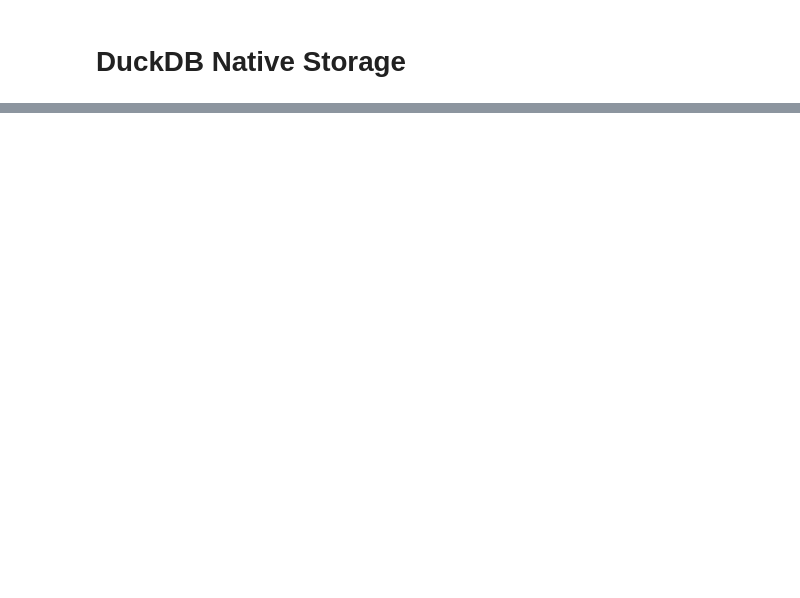
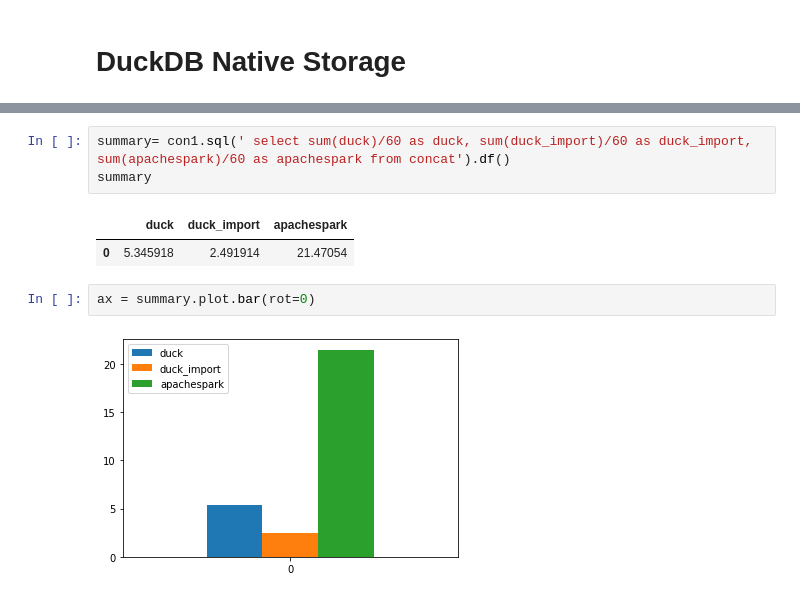
Before and after one commit to djouallah/Testing_BI_Engine, a Jupyter notebook: Database/TPCH_SF10_PySpark_vs_DuckDB.ipynb, the cells around one changed output, grey strips where cells are left out. Drawn from its saved outputs; the diff is of its cells as text; blank space fills up the shorter version.

```diff
--- a/Database/TPCH_SF10_PySpark_vs_DuckDB.ipynb
+++ b/Database/TPCH_SF10_PySpark_vs_DuckDB.ipynb
@@ -1168,0 +1166,10 @@ df_pivot
+# %%
+summary= con1.sql(' select sum(duck)/60 as duck, sum(duck_import)/60 as duck_import, sum(apachespark)/60 as apachespark from concat').df()
+summary
+# %% [output]
+|  | duck | duck_import | apachespark |
+| 0 | 5.345918 | 2.491914 | 21.47054 |
+# %%
+ax = summary.plot.bar(rot=0)
+# %% [output]
+[figure, added]
```
Also changed, not shown: parts of 21 cells of this notebook.
